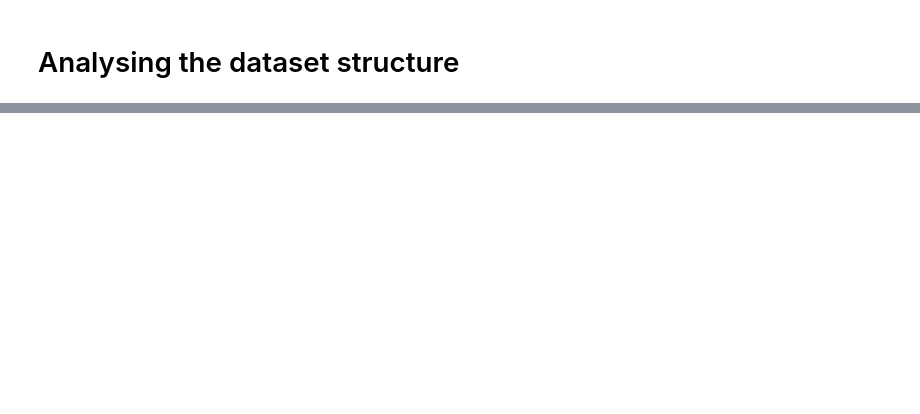
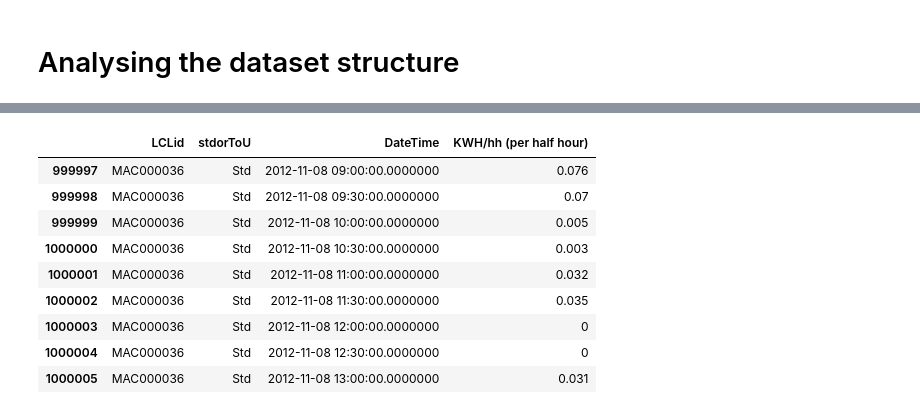
Before and after one commit to Rafafbc/Research_Repo, a Jupyter notebook: Sidney_s-Research/Codes/01_Dataset-Analysis.ipynb, the cells around one changed output, grey strips where cells are left out. Cells and saved outputs as stored; diff of their text form; code cells hidden in the pictures; blank space fills up the shorter version.

Commit message:
Teste com Dataset repartido

```diff
--- a/Sidney_s-Research/Codes/01_Dataset-Analysis.ipynb
+++ b/Sidney_s-Research/Codes/01_Dataset-Analysis.ipynb
@@ -78,0 +107,16 @@ Estraído: Small LCL Data/LCL-June2015v2_4.csv
+# %%
+import pandas as pd
+
+# Path to folder with the available dataset
+dataset_folder = "D:\Documentos\GitHub\Research_Repo\Sidney_s-Research\Dataset\Small LCL Data"
+
+# List all .csv files inside the folder
+csv_files = [f for f in os.listdir(dataset_folder) if f.endswith('.csv')]
+
+# Loop through each .csv file to verify it
+for file in csv_files:
+    file_path = os.path.join(dataset_folder, file)  # Get full file path for each file into the list
+    df = pd.read_csv(file_path)
+    print(f'Lido "{file}": {df.shape}')
+
+csv_files
@@ -78,0 +144,5 @@ Estraído: Small LCL Data/LCL-June2015v2_4.csv
+# %%
+# Get the full paths for each CSV files
+csv_files = [os.path.join(dataset_folder, f) for f in os.listdir(dataset_folder) if f.endswith('.csv')]
+
+csv_files
@@ -78,0 +167,7 @@ Estraído: Small LCL Data/LCL-June2015v2_4.csv
+# %%
+# Read all the CSVs
+dfs = [pd.read_csv(file) for file in csv_files]
+
+# Combine the CSVs into one DataFrame
+merged_df = pd.concat(dfs, ignore_index=True)
+print(f"Formato do DataFrame mesclado: {merged_df.shape}")
@@ -78,0 +227,14 @@ Estraído: Small LCL Data/LCL-June2015v2_4.csv
+# %%
+# Mix range between the .0 and .1 file
+merged_df.loc[999997:1000005]
+# %% [output]
+|  | LCLid | stdorToU | DateTime | KWH/hh (per half hour) |
+| 999997 | MAC000036 | Std | 2012-11-08 09:00:00.0000000 | 0.076 |
+| 999998 | MAC000036 | Std | 2012-11-08 09:30:00.0000000 | 0.07 |
+| 999999 | MAC000036 | Std | 2012-11-08 10:00:00.0000000 | 0.005 |
+| 1000000 | MAC000036 | Std | 2012-11-08 10:30:00.0000000 | 0.003 |
+| 1000001 | MAC000036 | Std | 2012-11-08 11:00:00.0000000 | 0.032 |
+| 1000002 | MAC000036 | Std | 2012-11-08 11:30:00.0000000 | 0.035 |
+| 1000003 | MAC000036 | Std | 2012-11-08 12:00:00.0000000 | 0 |
+| 1000004 | MAC000036 | Std | 2012-11-08 12:30:00.0000000 | 0 |
+| 1000005 | MAC000036 | Std | 2012-11-08 13:00:00.0000000 | 0.031 |
```
Also changed, not shown: parts of 22 cells of this notebook.
